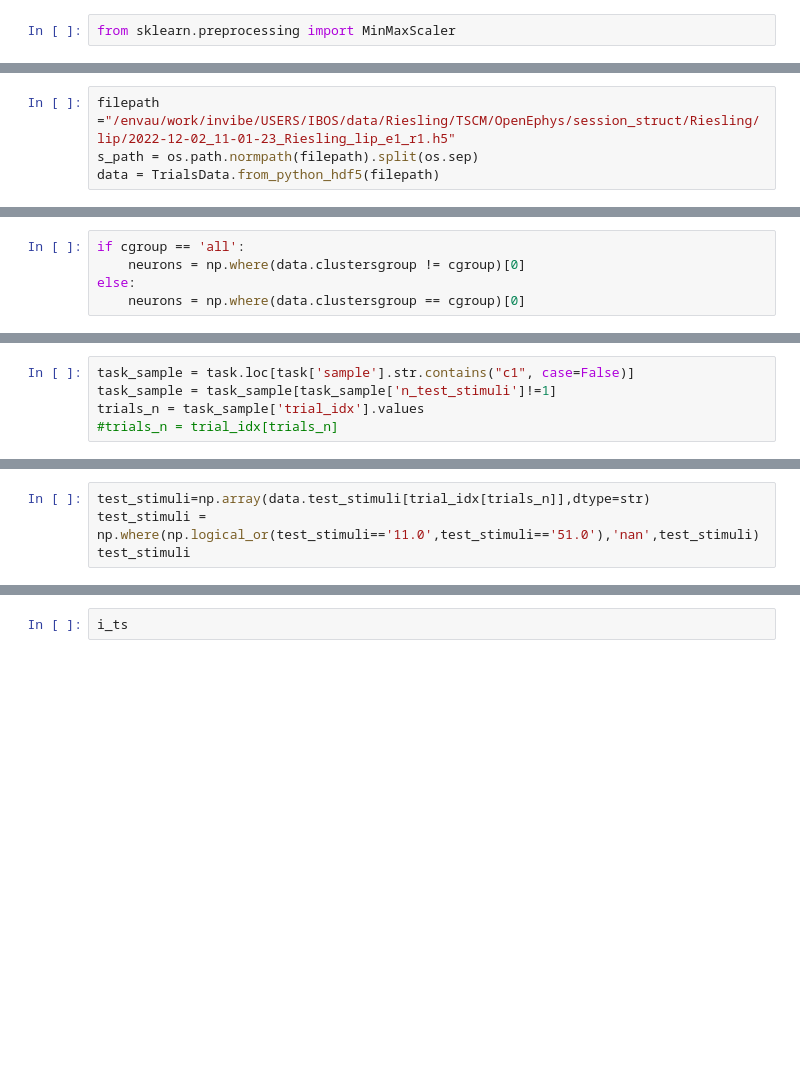
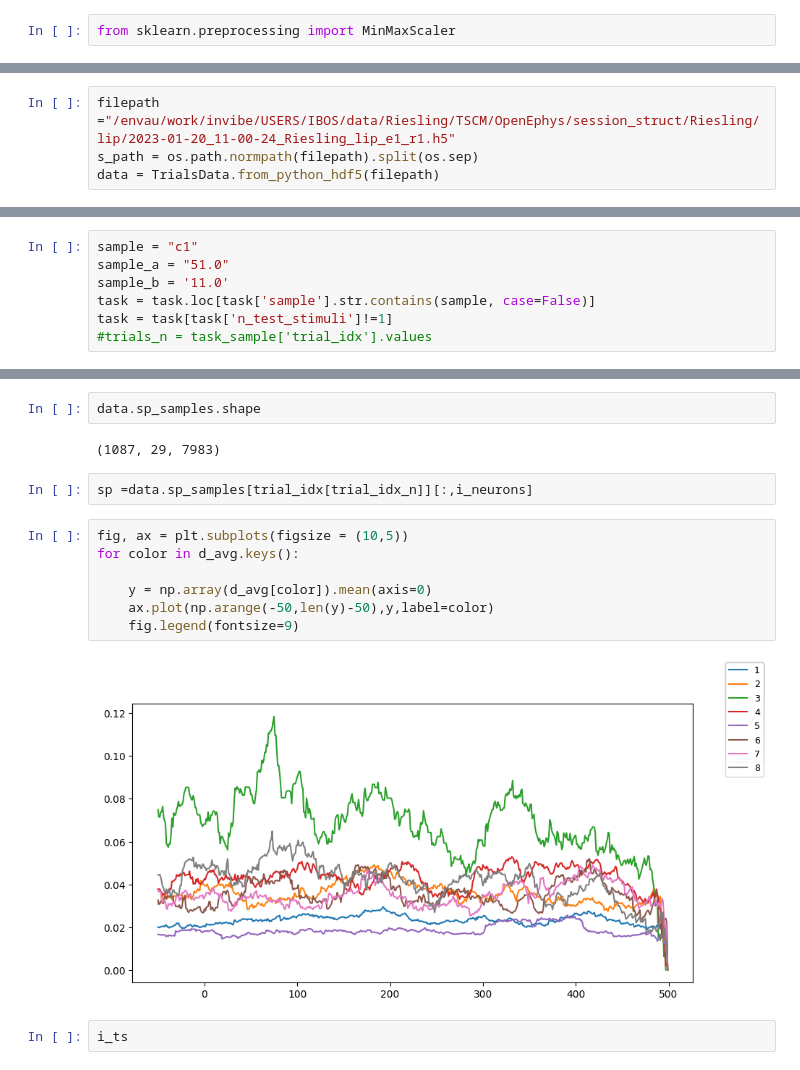
Before and after one commit to Ibos-lab/EphysVibe, a Jupyter notebook: examples/tuning_curves.ipynb, the cells around one changed output, grey strips where cells are left out. Saved outputs shown, nothing was run; the diff lists cells and outputs as text; blank space fills up the shorter version.

```diff
--- a/examples/tuning_curves.ipynb
+++ b/examples/tuning_curves.ipynb
@@ -23,7 +23,7 @@ def moving_average(data:np.ndarray,win:int, step:int=1)-> np.ndarray:
         count +=1
     return d_avg
 # %%
-filepath ="/envau/work/invibe/USERS/IBOS/data/Riesling/TSCM/OpenEphys/session_struct/Riesling/lip/2022-12-02_11-01-23_Riesling_lip_e1_r1.h5"
+filepath ="/envau/work/invibe/USERS/IBOS/data/Riesling/TSCM/OpenEphys/session_struct/Riesling/lip/2023-01-20_11-00-24_Riesling_lip_e1_r1.h5"
 s_path = os.path.normpath(filepath).split(os.sep)
 data = TrialsData.from_python_hdf5(filepath)
 # %%
@@ -116,5 +60,0 @@ Number of all units: 18
-# %%
-if cgroup == 'all':
-    neurons = np.where(data.clustersgroup != cgroup)[0]
-else:
-    neurons = np.where(data.clustersgroup == cgroup)[0]
@@ -125,5 +80,7 @@ task=task[task['in_out']==in_out]
 # %%
-task_sample = task.loc[task['sample'].str.contains("c1", case=False)]
-task_sample = task_sample[task_sample['n_test_stimuli']!=1]
-trials_n = task_sample['trial_idx'].values
-#trials_n = trial_idx[trials_n]
+sample = "c1"
+sample_a = "51.0"
+sample_b = '11.0'
+task = task.loc[task['sample'].str.contains(sample, case=False)]
+task = task[task['n_test_stimuli']!=1]
+#trials_n = task_sample['trial_idx'].values
@@ -146,4 +95,0 @@ task
-# %%
-test_stimuli=np.array(data.test_stimuli[trial_idx[trials_n]],dtype=str)
-test_stimuli = np.where(np.logical_or(test_stimuli=='11.0',test_stimuli=='51.0'),'nan',test_stimuli)
-test_stimuli
@@ -205,3 +151,18 @@ color
+# %%
+data.sp_samples.shape
+# %% [output]
+(1087, 29, 7983)
+# %%
+sp =data.sp_samples[trial_idx[trial_idx_n]][:,i_neurons]
+# %%
+fig, ax = plt.subplots(figsize = (10,5))
+for color in d_avg.keys():
+
+    y = np.array(d_avg[color]).mean(axis=0)
+    ax.plot(np.arange(-50,len(y)-50),y,label=color)
+    fig.legend(fontsize=9)
+# %% [output]
+[figure, added]
 # %%
 i_ts
 # %% [output]
```
Also changed, not shown: parts of 18 cells of this notebook, 3 other files.
